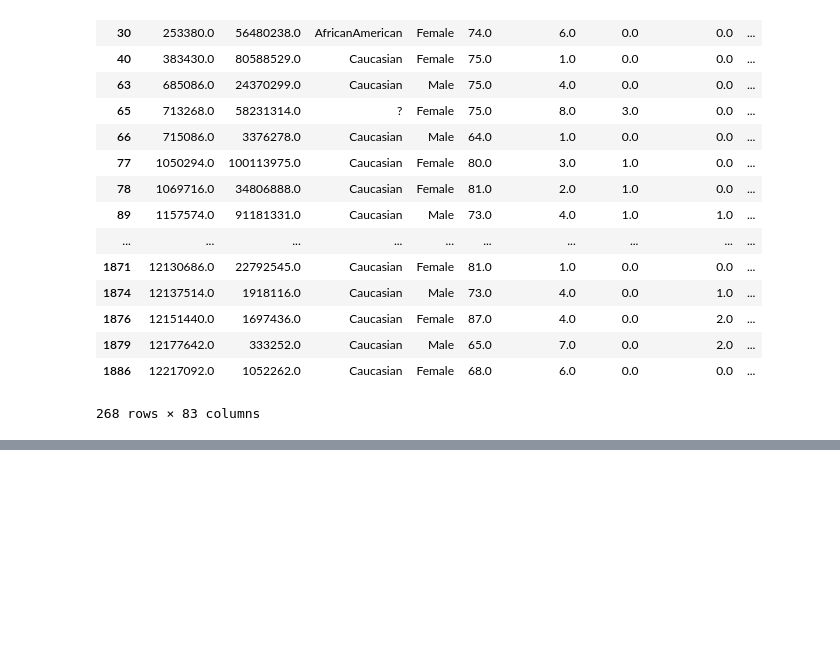
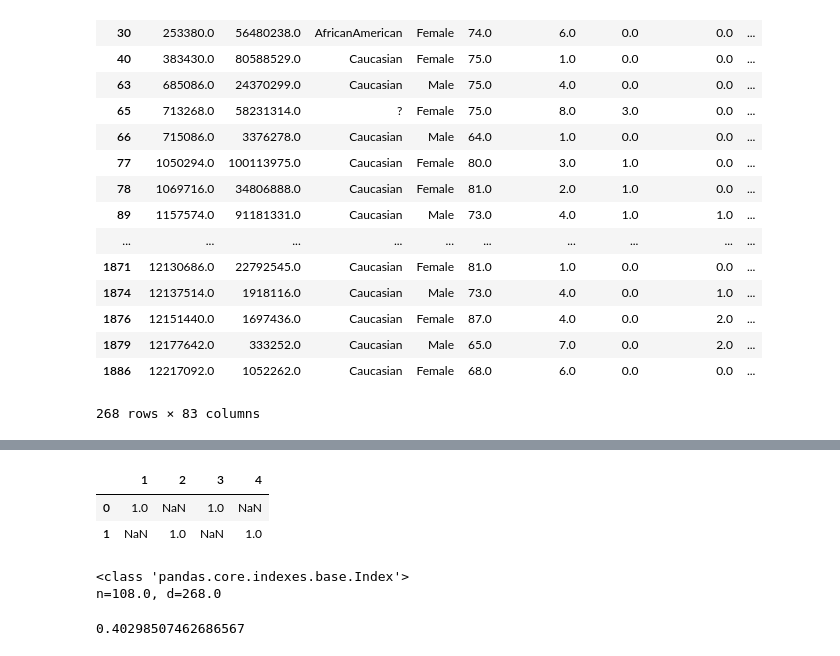
Before and after one commit to hhweeks/graymatter, a Jupyter notebook: GrayMatterWrangling.ipynb, the cells around one changed output, grey strips where cells are left out. Saved outputs shown, nothing was run; the diff lists cells and outputs as text; code cells hidden in the pictures; blank space fills up the shorter version.

Commit message:
defined all functions for calculating comorbidity, lace, and measure score

```diff
--- a/GrayMatterWrangling.ipynb
+++ b/GrayMatterWrangling.ipynb
@@ -437,0 +670,29 @@ addCMValuesToDF(amiDF, comorbidityValuesAMI)
+# %%
+#summing dataframe rows and columns example
+d = {'col1': [1, 2], 'col2': [3, 4]}
+df = pd.DataFrame(data=d)
+
+df.apply(pd.Series.value_counts, axis=1)
+# %% [output]
+|  | 1 | 2 | 3 | 4 |
+| 0 | 1.0 | NaN | 1.0 | NaN |
+| 1 | NaN | 1.0 | NaN | 1.0 |
+# %%
+#function to calculate final measure score
+#measure score = (count LACE score>9)/(count measure rows)
+def calculateMeasureScore(measureName, measureDF):
+    LACEScores=amiDF.LACEScore
+
+    numeratorCol = amiDF[amiDF.LACEScore > 9]
+    numerator = float(len(numeratorCol))
+
+    denominator = float(len(amiDF))
+
+    print("n={}, d={}".format(numerator, denominator))
+    return numerator/denominator
+
+calculateMeasureScore("ami", amiDF)
+# %% [output]
+<class 'pandas.core.indexes.base.Index'>
+n=108.0, d=268.0
+0.40298507462686567
```
Also changed, not shown: parts of 13 cells of this notebook, 1 other file.
